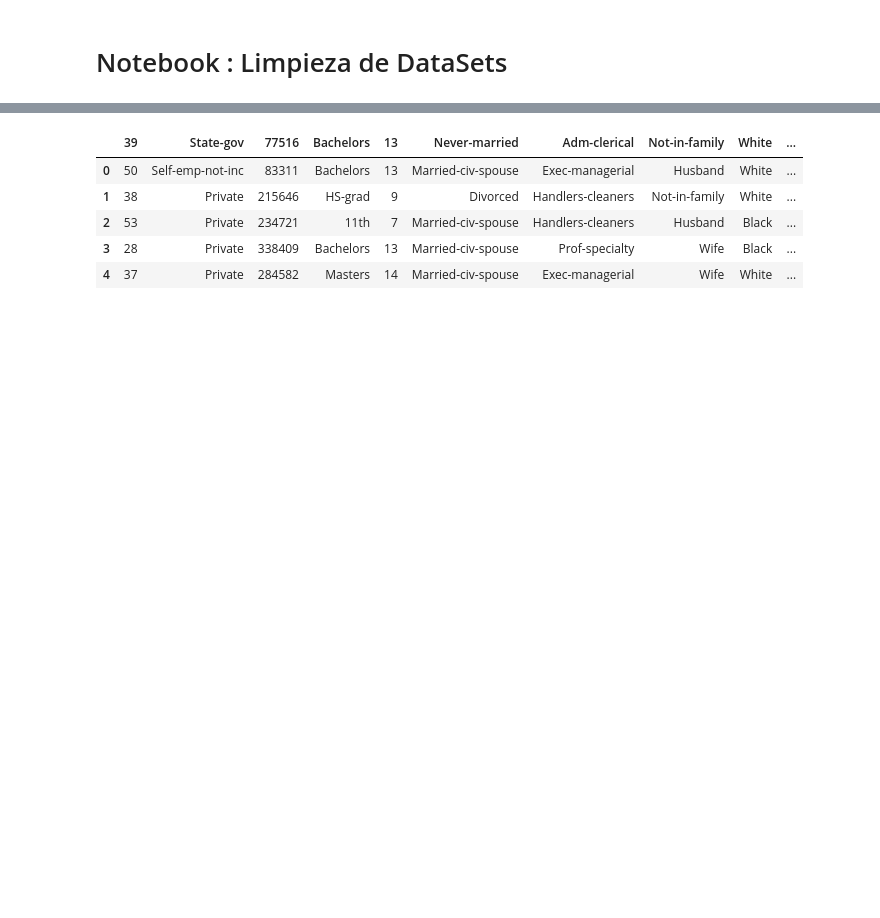
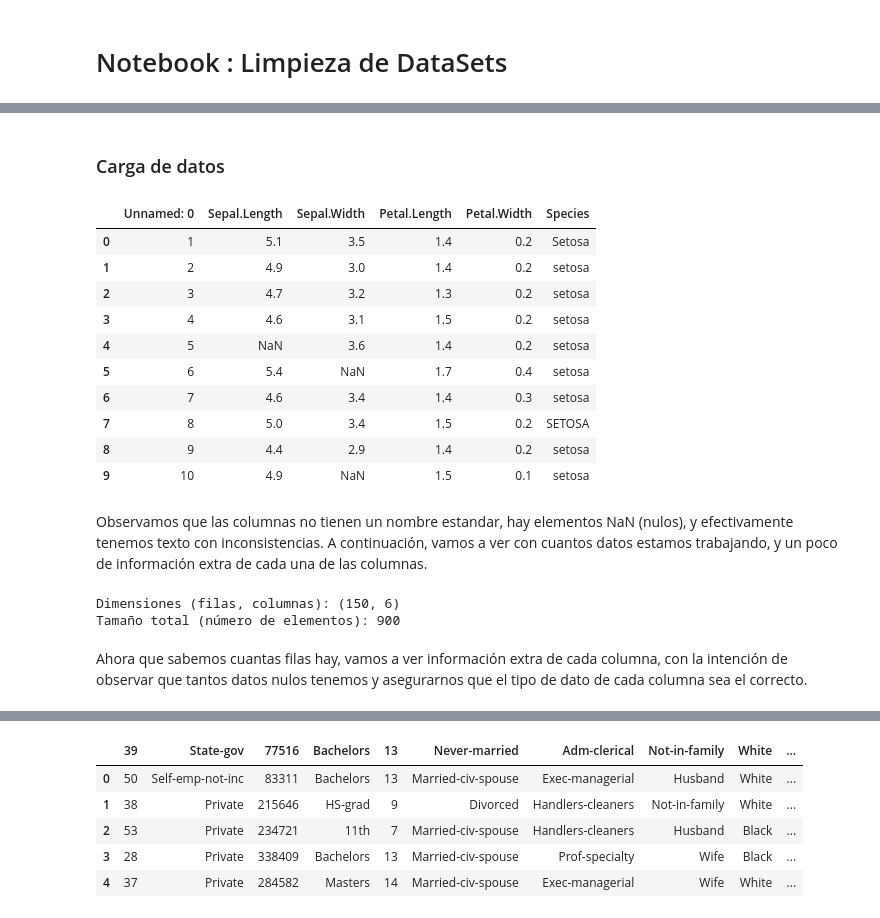
Before and after one commit to Akiii-lab/MLOPS_datasets, a Jupyter notebook: notebook.ipynb, the cells around one changed output, grey strips where cells are left out. Saved outputs shown, nothing was run; the diff lists cells and outputs as text; code cells hidden in the pictures; blank space fills up the shorter version.

```diff
--- a/notebook.ipynb
+++ b/notebook.ipynb
@@ -9,0 +18,31 @@ import seaborn as sns
+# %% [markdown]
+### Carga de datos
+# %%
+# Cargamos el dataset (archivo CSV)
+iris_dirty = pd.read_csv("data/iris_dirty.csv")
+
+# Imprimimos los 10 primeros datos, para tratar de observar su estructura y alguna inconsistencia que se pueda ver a simple vista.
+iris_dirty.head(10)
+# %% [output]
+|  | Unnamed: 0 | Sepal.Length | Sepal.Width | Petal.Length | Petal.Width | Species |
+| 0 | 1 | 5.1 | 3.5 | 1.4 | 0.2 | Setosa |
+| 1 | 2 | 4.9 | 3.0 | 1.4 | 0.2 | setosa |
+| 2 | 3 | 4.7 | 3.2 | 1.3 | 0.2 | setosa |
+| 3 | 4 | 4.6 | 3.1 | 1.5 | 0.2 | setosa |
+| 4 | 5 | NaN | 3.6 | 1.4 | 0.2 | setosa |
+| 5 | 6 | 5.4 | NaN | 1.7 | 0.4 | setosa |
+| 6 | 7 | 4.6 | 3.4 | 1.4 | 0.3 | setosa |
+| 7 | 8 | 5.0 | 3.4 | 1.5 | 0.2 | SETOSA |
+| 8 | 9 | 4.4 | 2.9 | 1.4 | 0.2 | setosa |
+| 9 | 10 | 4.9 | NaN | 1.5 | 0.1 | setosa |
+# %% [markdown]
+Observamos que las columnas no tienen un nombre estandar, hay elementos NaN (nulos), y efectivamente tenemos texto con inconsistencias. A continuación, vamos a ver con cuantos datos estamos trabajando, y un poco de información extra de cada una de las columnas.
+# %%
+print("Dimensiones (filas, columnas):", iris_dirty.shape) # Observar las dimensiones del DataFrame (rows, cols)
+
+print("Tamaño total (número de elementos):", iris_dirty.size) # Observar el tamaño total del DataFrame (número de elementos)
+# %% [output]
+Dimensiones (filas, columnas): (150, 6)
+Tamaño total (número de elementos): 900
+# %% [markdown]
+Ahora que sabemos cuantas filas hay, vamos a ver información extra de cada columna, con la intención de observar que tantos datos nulos tenemos y asegurarnos que el tipo de dato de cada columna sea el correcto.
```
Also changed, not shown: parts of 76 cells of this notebook, 5 other files.
